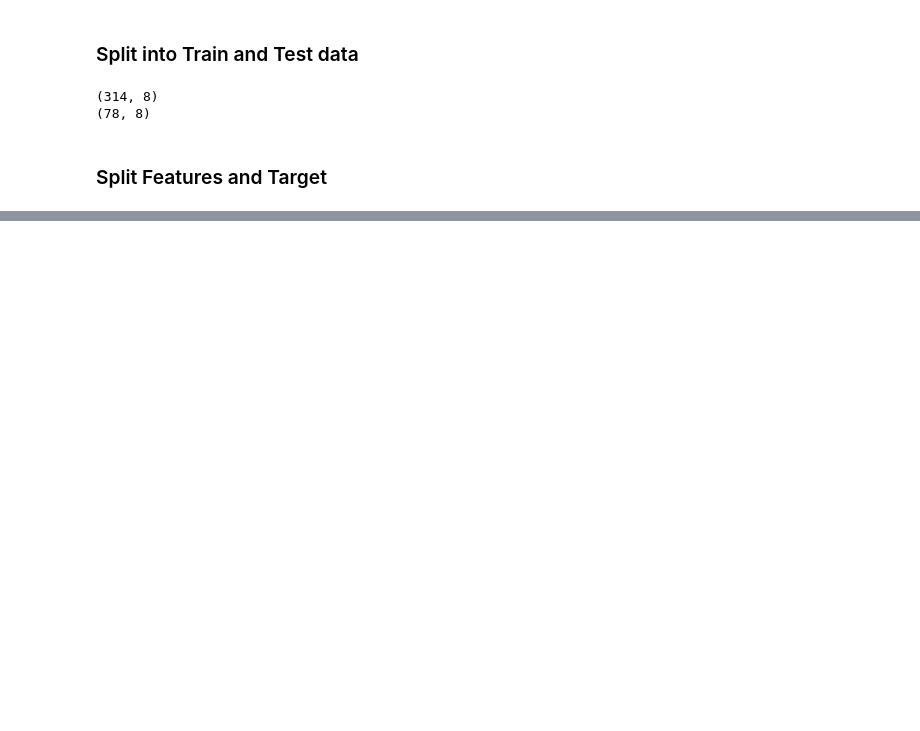
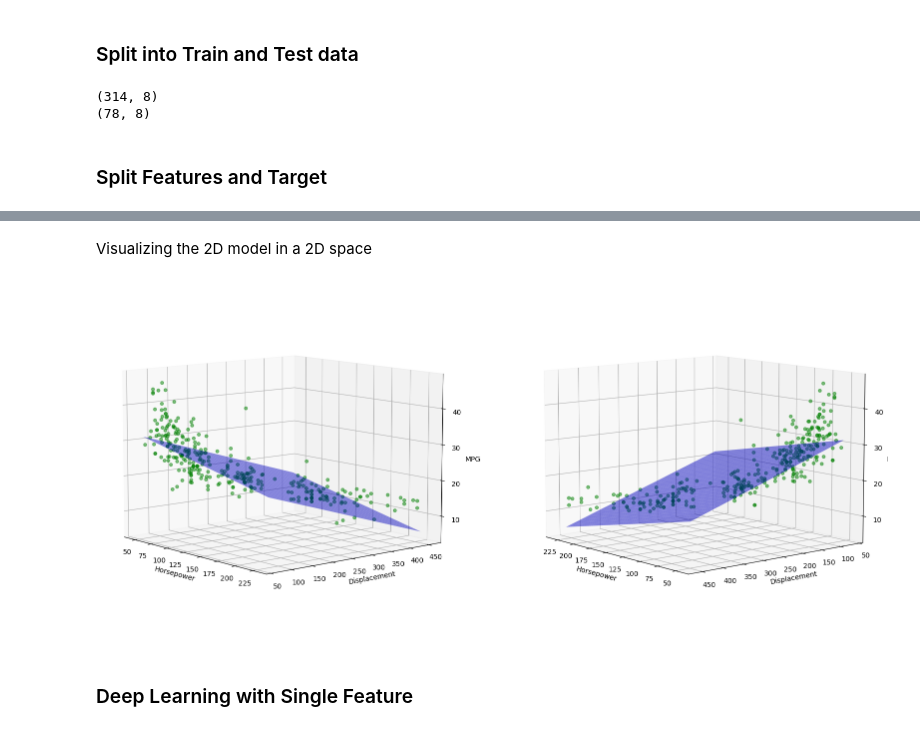
Before and after one commit to docmhvr/Deep_Learning_with_Pytorch, a Jupyter notebook: Deep_Learning_on_Auto_MPG.ipynb, the cells around one changed output, grey strips where cells are left out. Saved outputs shown, nothing was run; the diff lists cells and outputs as text; code cells hidden in the pictures; blank space fills up the shorter version.

```diff
--- a/Deep_Learning_on_Auto_MPG.ipynb
+++ b/Deep_Learning_on_Auto_MPG.ipynb
@@ -132,0 +461,40 @@ y_test  = X_test.pop('mpg')
+# %% [markdown]
+Visualizing the 2D model in a 2D space
+# %%
+hp_min = (X_train.horsepower_scaled.min()   * std_hp)  + mean_hp
+hp_max = (X_train.horsepower_scaled.max()   * std_hp)  + mean_hp
+dp_min = (X_train.displacement_scaled.min() * std_dis) + mean_dis
+dp_max = (X_train.displacement_scaled.max() * std_dis) + mean_dis
+
+x_surf, y_surf = np.meshgrid(np.linspace(hp_min, hp_max, 100), np.linspace(dp_min, dp_max, 100))
+
+x_grid = pd.DataFrame(
+    {
+        'Horsepower':   (x_surf.ravel() - mean_hp) / std_hp,
+        'Displacement': (y_surf.ravel() -mean_dis) / std_dis,
+     }
+)
+
+pred_y = generate_predictions(linear_2d_model, data=torch.from_numpy(x_grid.values).view(-1,2).float()).numpy()
+# %%
+fig = plt.figure(figsize=(20, 10))
+
+ax = fig.add_subplot(121, projection='3d')
+ax.scatter((X_train['horsepower_scaled'] * std_hp) + mean_hp, (X_train['displacement_scaled'] * std_dis) + mean_dis, y_train, c='green', marker='o', alpha=0.5)
+ax.plot_surface(x_surf, y_surf, pred_y.reshape(x_surf.shape), color='blue', alpha=0.5)
+ax.set_xlabel('Horsepower')
+ax.set_ylabel('Displacement')
+ax.set_zlabel('MPG')
+ax.view_init(9, -40)
+
+ax = fig.add_subplot(122, projection='3d')
+ax.scatter((X_train['horsepower_scaled'] * std_hp) + mean_hp, (X_train['displacement_scaled'] * std_dis) + mean_dis, y_train, c='green', marker='o', alpha=0.5)
+ax.plot_surface(x_surf, y_surf, pred_y.reshape(x_surf.shape), color='blue', alpha=0.5)
+ax.set_xlabel('Horsepower')
+ax.set_ylabel('Displacement')
+ax.set_zlabel('MPG')
+ax.view_init(9, 140)
+# %% [output]
+[figure, added]
+# %% [markdown]
+### Deep Learning with Single Feature
```
Also changed, not shown: parts of 61 cells of this notebook.
